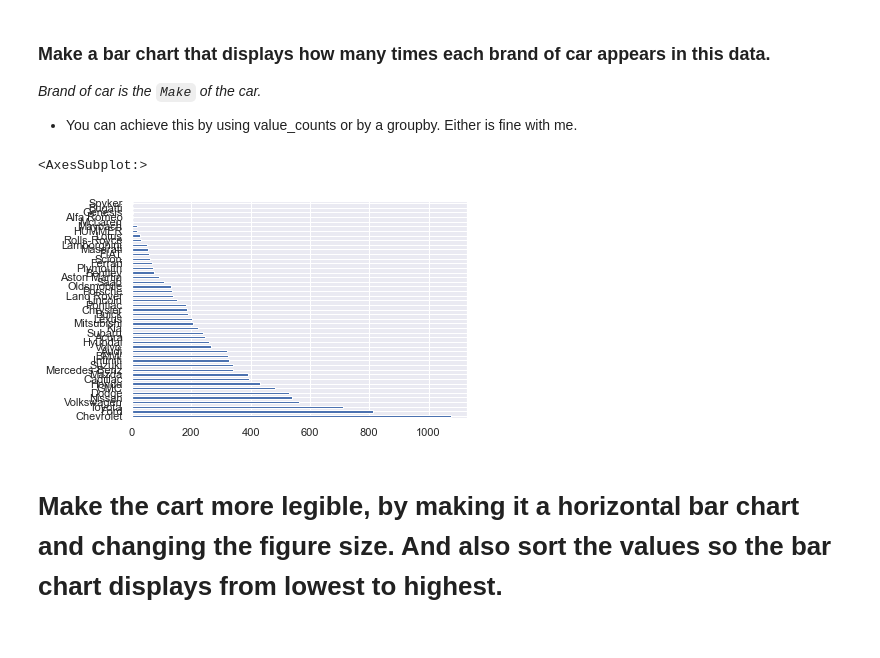
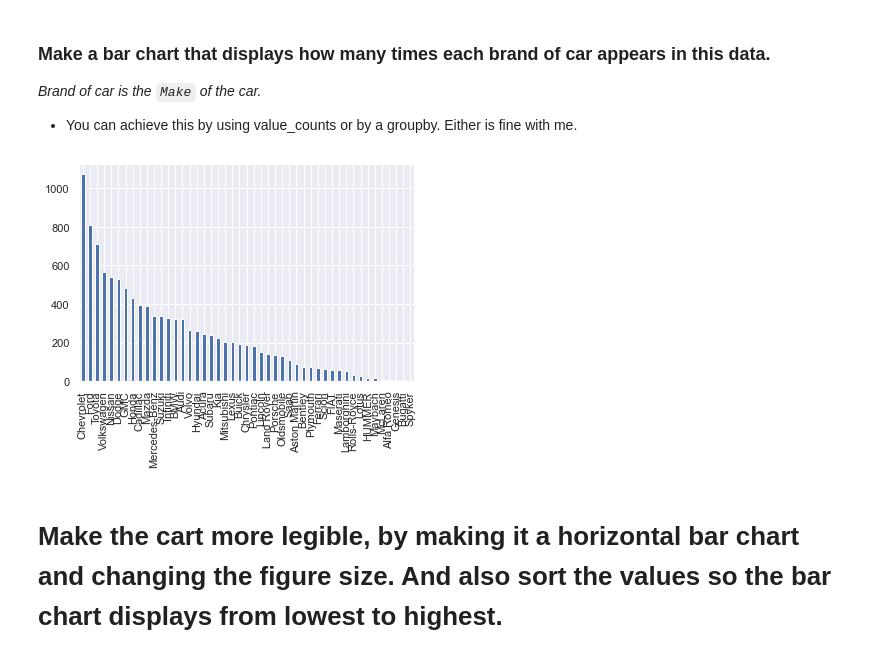
Before and after one commit to SameerProjects/2022-fall-data-science, a Jupyter notebook: Week-02-EDA/Exercise-EDA.ipynb, the cells around one changed output. Drawn from its saved outputs; the diff is of its cells as text; code cells hidden in the pictures.

```diff
--- a/Week-02-EDA/Exercise-EDA.ipynb
+++ b/Week-02-EDA/Exercise-EDA.ipynb
@@ -123,12 +123,11 @@ _Brand of car is the `Make` of the car._
 # %%
 # Make a bar chart that displays how many times each brand of car appears in this data.
 
 gb = df['Make'].value_counts()
 
-gb.plot(kind = 'barh')
+gb.plot(kind = 'bar');
 # %% [output]
-<AxesSubplot:>
-[figure, old version]
+[figure, new version]
 # %% [markdown]
 # Make the cart more legible, by making it a horizontal bar chart and changing the figure size.  And also sort the values so the bar chart displays from lowest to highest.
 # %%
```
Also changed, not shown: parts of 2 cells of this notebook.
